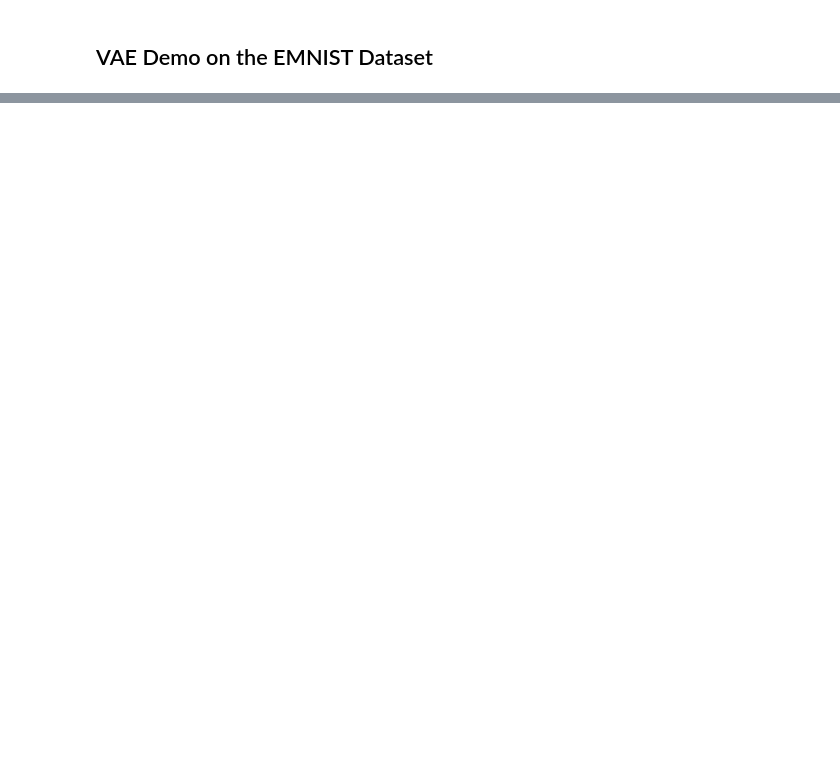
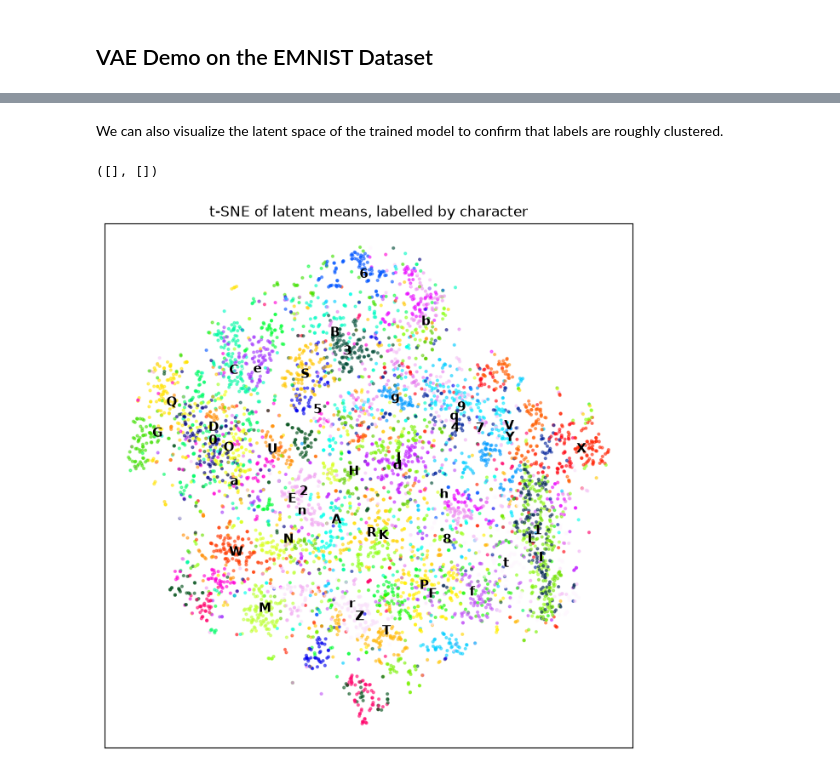
Before and after one commit to liam-a-edwards/hand_vae, a Jupyter notebook: demo.ipynb, the cells around one changed output, grey strips where cells are left out. Saved outputs shown, nothing was run; the diff lists cells and outputs as text; code cells hidden in the pictures; blank space fills up the shorter version.

```diff
--- a/demo.ipynb
+++ b/demo.ipynb
@@ -47,0 +69,26 @@ Saved model to vae.json
+# %% [markdown]
+We can also visualize the latent space of the trained model to confirm that labels are roughly clustered.
+# %%
+chars = "0123456789ABCDEFGHIJKLMNOPQRSTUVWXYZabdefghnqrt"
+groups = np.array(["digit"] * 10 + ["upper"] * 26 + ["lower"] * 11)
+
+# Encode all images in the test set
+rng = np.random.default_rng(0)
+sub = rng.choice(len(X_test), 6000, replace=False)
+mu, _ = model.encoder.forward(Tensor(X_test[sub]))
+latents, labels = mu.data, y_test[sub]
+
+# Embed with t-SNE
+emb = TSNE(n_components=2, perplexity=40, init="pca", random_state=0).fit_transform(latents)
+
+# Points coloured by class
+plt.figure(figsize=(8, 8))
+plt.scatter(emb[:, 0], emb[:, 1], c=labels, cmap="gist_ncar", s=4, alpha=0.5)
+for k in range(len(chars)):
+    cx, cy = np.median(emb[labels == k], axis=0)
+    plt.text(cx, cy, chars[k], fontsize=11, weight="bold", ha="center", va="center")
+plt.title("t-SNE of latent means, labelled by character")
+plt.xticks([]); plt.yticks([])
+# %% [output]
+([], [])
+[figure, added]
```
Also changed, not shown: parts of 13 cells of this notebook, 2 other files.
